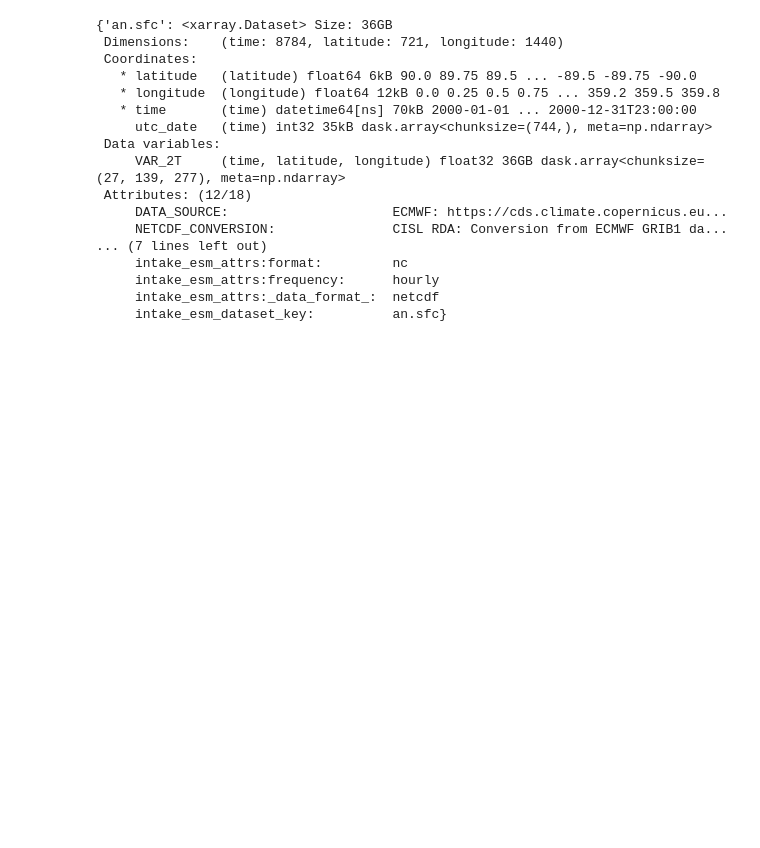
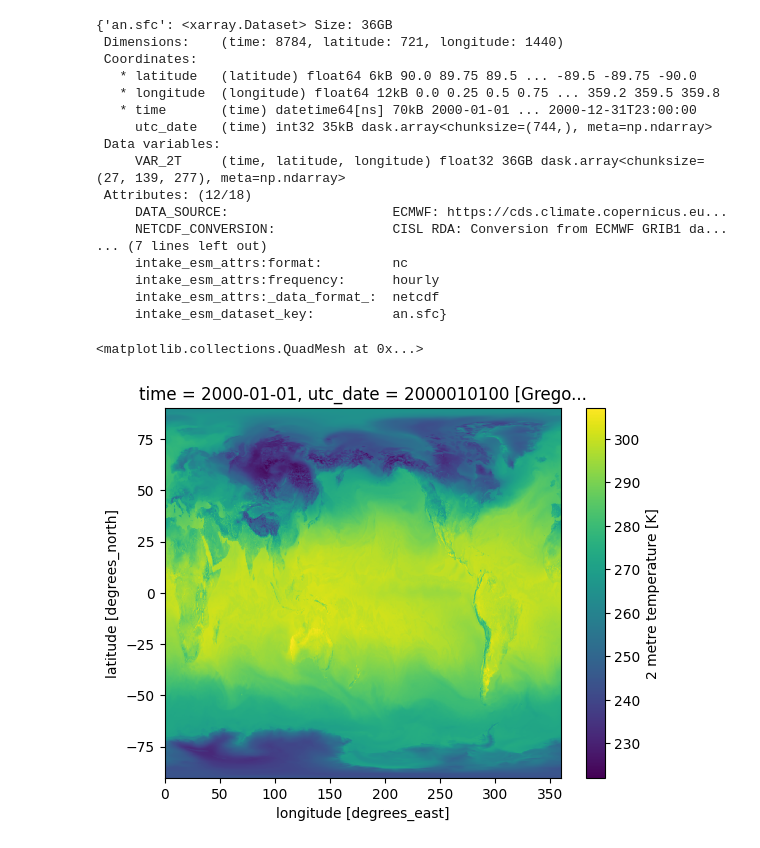
Before and after one commit to turetske/osdf_examples, a Jupyter notebook: notebooks/era5_test.ipynb, the cells around one changed output. Cells and saved outputs as stored; diff of their text form; code cells hidden in the pictures; blank space fills up the shorter version.

```diff
--- a/notebooks/era5_test.ipynb
+++ b/notebooks/era5_test.ipynb
@@ -192,3 +191,10 @@ dset_temp
      intake_esm_attrs:frequency:      hourly
      intake_esm_attrs:_data_format_:  netcdf
      intake_esm_dataset_key:          an.sfc}
+# %%
+temps = dset_temp['an.sfc']
+# %%
+temps.VAR_2T.isel(time=0).plot()
+# %% [output]
+<matplotlib.collections.QuadMesh at 0x...>
+[figure, added]
```
Also changed, not shown: parts of 3 cells of this notebook.
